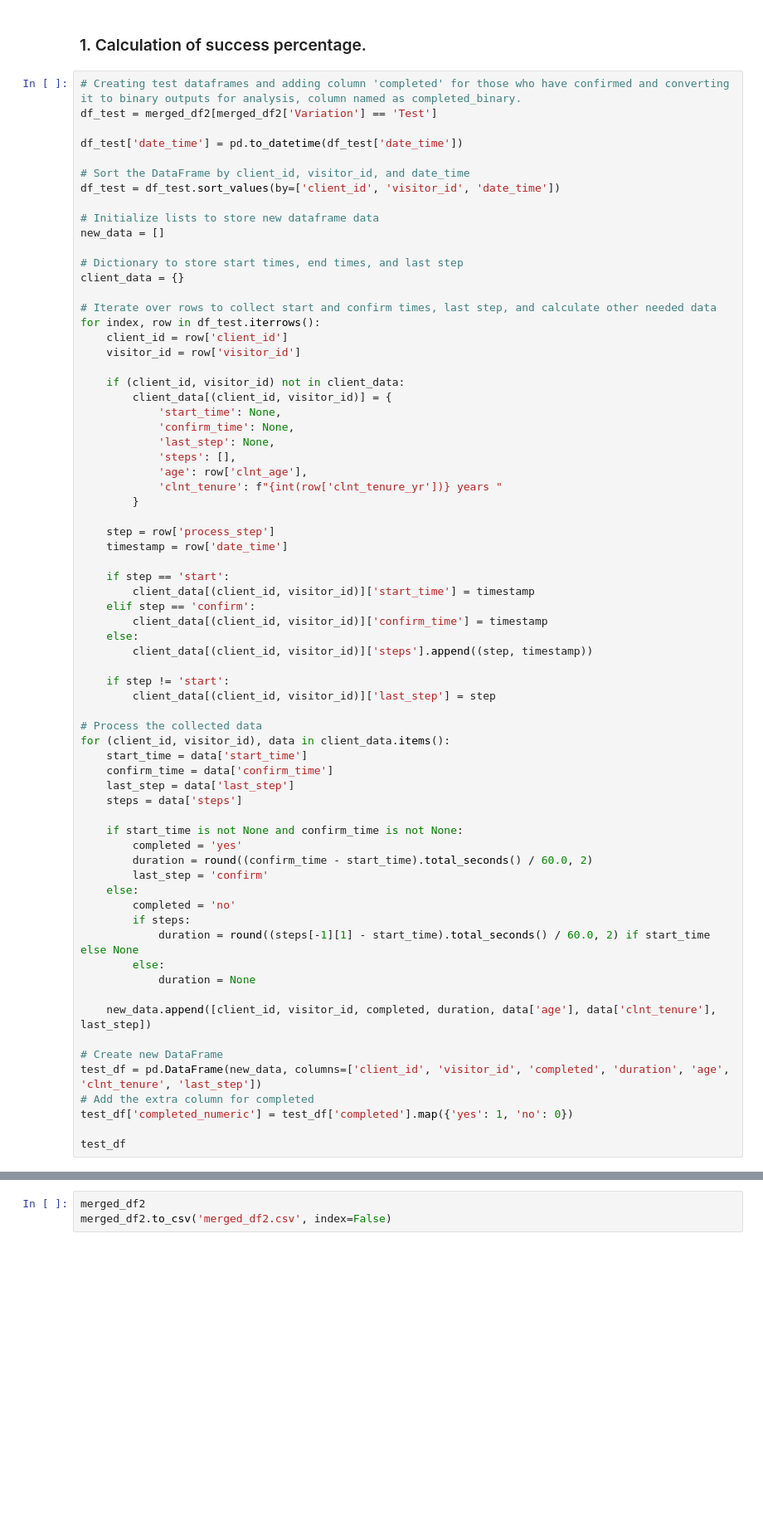
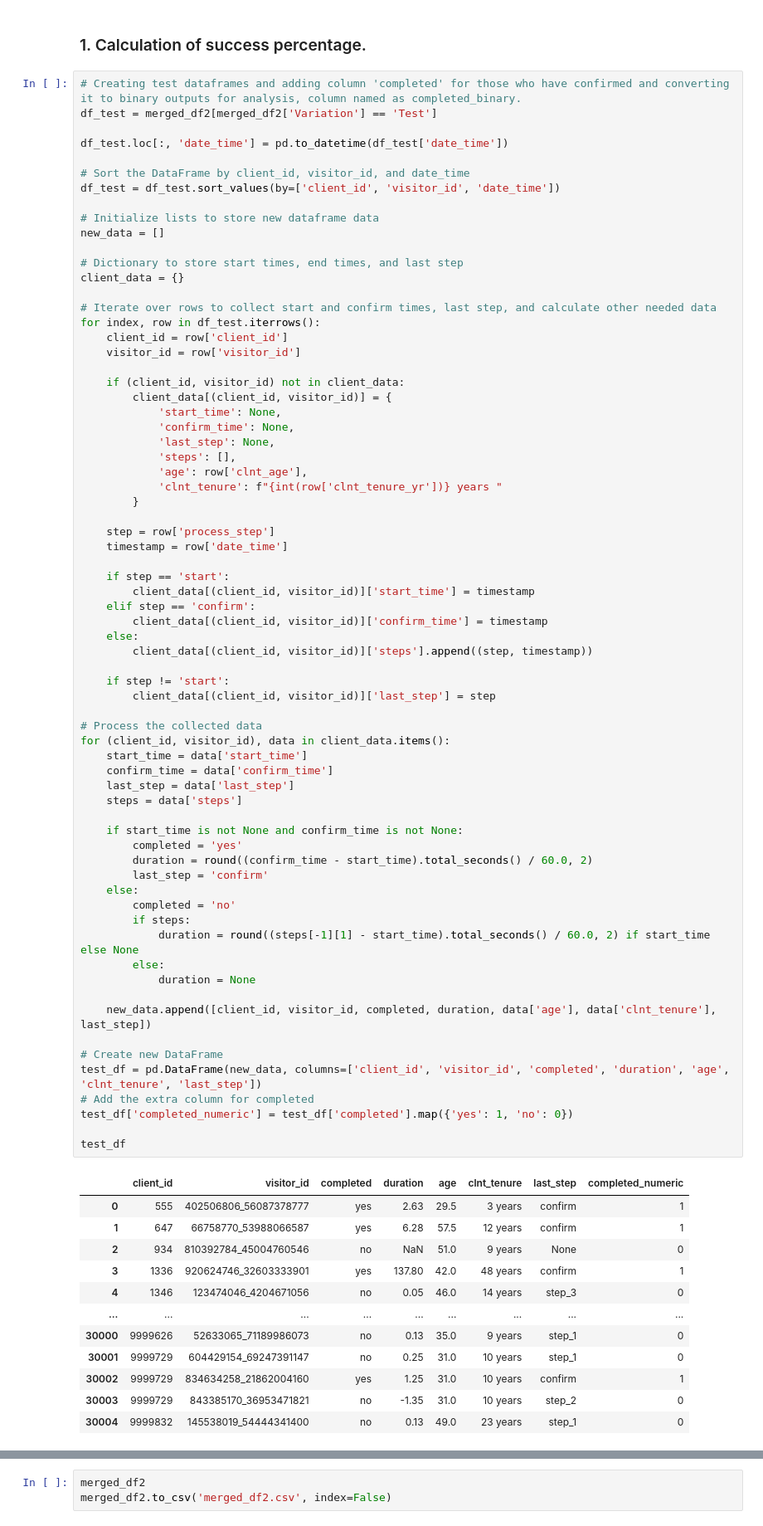
Before and after one commit to kaveri-chetia/Major-Project-1, a Jupyter notebook: Clean data/Draft.ipynb, the cells around one changed output, grey strips where cells are left out. Shown at 83% size. Drawn from its saved outputs; the diff is of its cells as text; blank space fills up the shorter version.

```diff
--- a/Clean data/Draft.ipynb
+++ b/Clean data/Draft.ipynb
@@ -304,7 +305,7 @@ visualize_data(merged_df2)
 # Creating test dataframes and adding column 'completed' for those who have confirmed and converting it to binary outputs for analysis, column named as completed_binary.
 df_test = merged_df2[merged_df2['Variation'] == 'Test']
 
-df_test['date_time'] = pd.to_datetime(df_test['date_time'])
+df_test.loc[:, 'date_time'] = pd.to_datetime(df_test['date_time'])
 
 # Sort the DataFrame by client_id, visitor_id, and date_time
 df_test = df_test.sort_values(by=['client_id', 'visitor_id', 'date_time'])
@@ -342,30 +343,43 @@ for index, row in df_test.iterrows():
 
     if step != 'start':
         client_data[(client_id, visitor_id)]['last_step'] = step
 
 # Process the collected data
 for (client_id, visitor_id), data in client_data.items():
     start_time = data['start_time']
     confirm_time = data['confirm_time']
     last_step = data['last_step']
     steps = data['steps']
 
     if start_time is not None and confirm_time is not None:
         completed = 'yes'
         duration = round((confirm_time - start_time).total_seconds() / 60.0, 2)
         last_step = 'confirm'
     else:
         completed = 'no'
         if steps:
             duration = round((steps[-1][1] - start_time).total_seconds() / 60.0, 2) if start_time else None
         else:
             duration = None
 
     new_data.append([client_id, visitor_id, completed, duration, data['age'], data['clnt_tenure'], last_step])
 
 # Create new DataFrame
 test_df = pd.DataFrame(new_data, columns=['client_id', 'visitor_id', 'completed', 'duration', 'age', 'clnt_tenure', 'last_step'])
 # Add the extra column for completed
 test_df['completed_numeric'] = test_df['completed'].map({'yes': 1, 'no': 0})
 
 test_df
+# %% [output]
+|  | client_id | visitor_id | completed | duration | age | clnt_tenure | last_step | completed_numeric |
+| 0 | 555 | 402506806_56087378777 | yes | 2.63 | 29.5 | 3 years | confirm | 1 |
+| 1 | 647 | 66758770_53988066587 | yes | 6.28 | 57.5 | 12 years | confirm | 1 |
+| 2 | 934 | 810392784_45004760546 | no | NaN | 51.0 | 9 years | None | 0 |
+| 3 | 1336 | 920624746_32603333901 | yes | 137.80 | 42.0 | 48 years | confirm | 1 |
+| 4 | 1346 | 123474046_4204671056 | no | 0.05 | 46.0 | 14 years | step_3 | 0 |
+| ... | ... | ... | ... | ... | ... | ... | ... | ... |
+| 30000 | 9999626 | 52633065_71189986073 | no | 0.13 | 35.0 | 9 years | step_1 | 0 |
+| 30001 | 9999729 | 604429154_69247391147 | no | 0.25 | 31.0 | 10 years | step_1 | 0 |
+| 30002 | 9999729 | 834634258_21862004160 | yes | 1.25 | 31.0 | 10 years | confirm | 1 |
+| 30003 | 9999729 | 843385170_36953471821 | no | -1.35 | 31.0 | 10 years | step_2 | 0 |
+| 30004 | 9999832 | 145538019_54444341400 | no | 0.13 | 49.0 | 23 years | step_1 | 0 |
```
Also changed, not shown: parts of 14 cells of this notebook, 31 other files.
